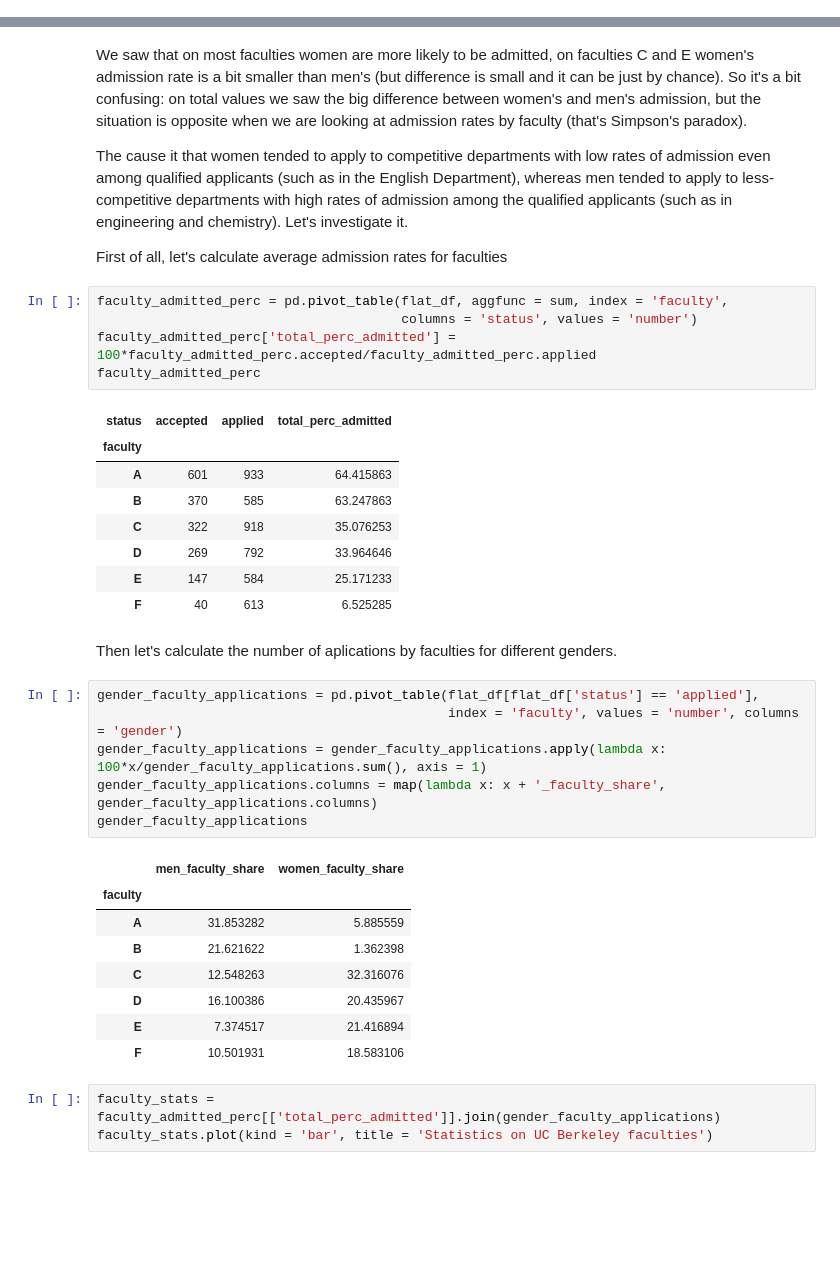
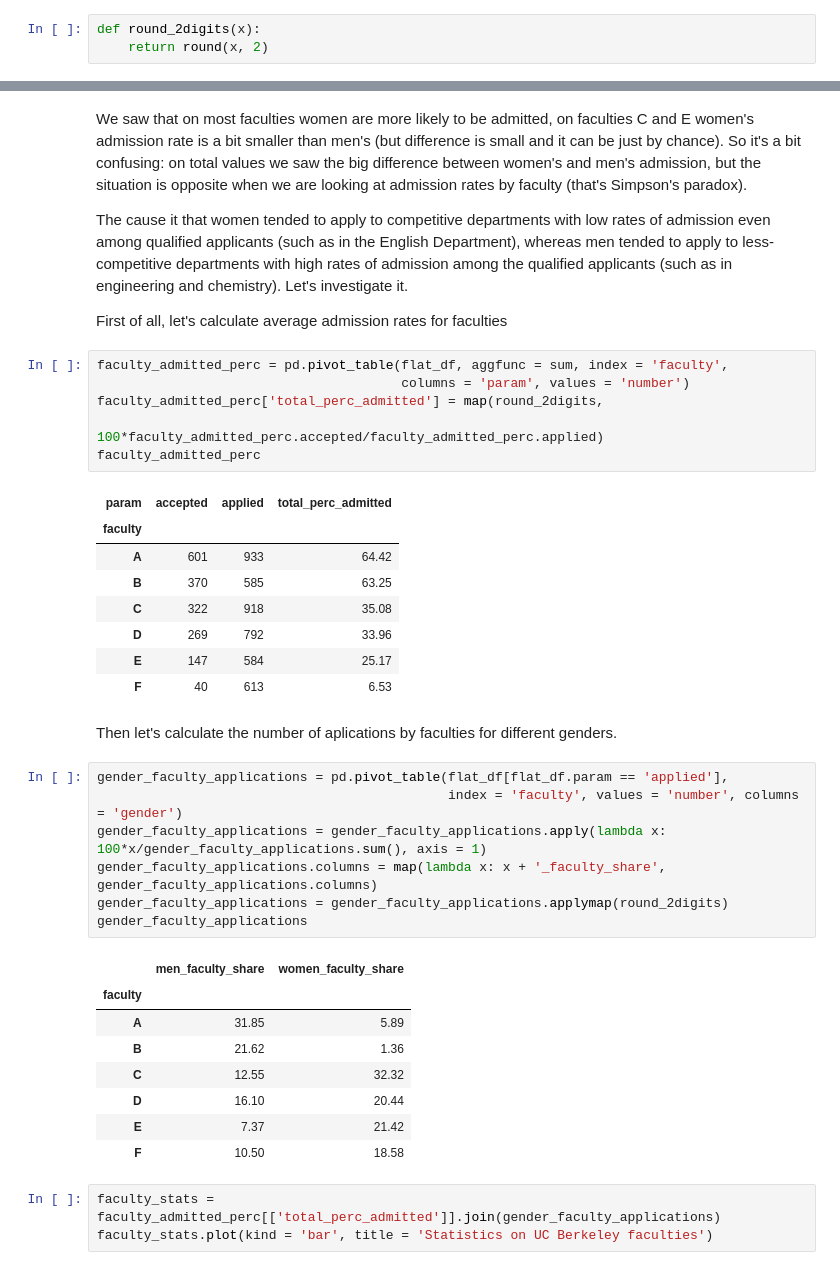
Before and after one commit to feelthelearn/useful_python_code, a Jupyter notebook: Pandas_MultiIndex/multiindex_example.ipynb, the cells around one changed output, grey strips where cells are left out. Cells and saved outputs as stored; diff of their text form; blank space fills up the shorter version.

```diff
--- a/Pandas_MultiIndex/multiindex_example.ipynb
+++ b/Pandas_MultiIndex/multiindex_example.ipynb
@@ -13,4 +13,7 @@ from pylab import rcParams
 rcParams['figure.figsize'] = 8, 5
 # %%
 flat_df = pd.read_csv('berkeley_case.csv', sep = ';')
+# %%
+def round_2digits(x):
+    return round(x, 2)
 # %%
@@ -95,35 +152,37 @@ Let's investigate it.
 First of all, let's calculate average admission rates for faculties
 # %%
 faculty_admitted_perc = pd.pivot_table(flat_df, aggfunc = sum, index = 'faculty',
-                                       columns = 'status', values = 'number')
-faculty_admitted_perc['total_perc_admitted'] = 100*faculty_admitted_perc.accepted/faculty_admitted_perc.applied
+                                       columns = 'param', values = 'number')
+faculty_admitted_perc['total_perc_admitted'] = map(round_2digits,
+                                                   100*faculty_admitted_perc.accepted/faculty_admitted_perc.applied)
 faculty_admitted_perc
 # %% [output]
-| status | accepted | applied | total_perc_admitted |
+| param | accepted | applied | total_perc_admitted |
 | faculty |  |  |  |
-| A | 601 | 933 | 64.415863 |
-| B | 370 | 585 | 63.247863 |
-| C | 322 | 918 | 35.076253 |
-| D | 269 | 792 | 33.964646 |
-| E | 147 | 584 | 25.171233 |
-| F | 40 | 613 | 6.525285 |
+| A | 601 | 933 | 64.42 |
+| B | 370 | 585 | 63.25 |
+| C | 322 | 918 | 35.08 |
+| D | 269 | 792 | 33.96 |
+| E | 147 | 584 | 25.17 |
+| F | 40 | 613 | 6.53 |
 # %% [markdown]
 Then let's calculate the number of aplications by faculties for different genders.
 # %%
-gender_faculty_applications = pd.pivot_table(flat_df[flat_df['status'] == 'applied'],
+gender_faculty_applications = pd.pivot_table(flat_df[flat_df.param == 'applied'],
                                              index = 'faculty', values = 'number', columns = 'gender')
 gender_faculty_applications = gender_faculty_applications.apply(lambda x: 100*x/gender_faculty_applications.sum(), axis = 1)
 gender_faculty_applications.columns = map(lambda x: x + '_faculty_share', gender_faculty_applications.columns)
+gender_faculty_applications = gender_faculty_applications.applymap(round_2digits)
 gender_faculty_applications
 # %% [output]
 |  | men_faculty_share | women_faculty_share |
 | faculty |  |  |
-| A | 31.853282 | 5.885559 |
-| B | 21.621622 | 1.362398 |
-| C | 12.548263 | 32.316076 |
-| D | 16.100386 | 20.435967 |
-| E | 7.374517 | 21.416894 |
-| F | 10.501931 | 18.583106 |
+| A | 31.85 | 5.89 |
+| B | 21.62 | 1.36 |
+| C | 12.55 | 32.32 |
+| D | 16.10 | 20.44 |
+| E | 7.37 | 21.42 |
+| F | 10.50 | 18.58 |
 # %%
 faculty_stats = faculty_admitted_perc[['total_perc_admitted']].join(gender_faculty_applications)
 faculty_stats.plot(kind = 'bar', title = 'Statistics on UC Berkeley faculties')
```
Also changed, not shown: parts of 10 cells of this notebook, 1 other file.
